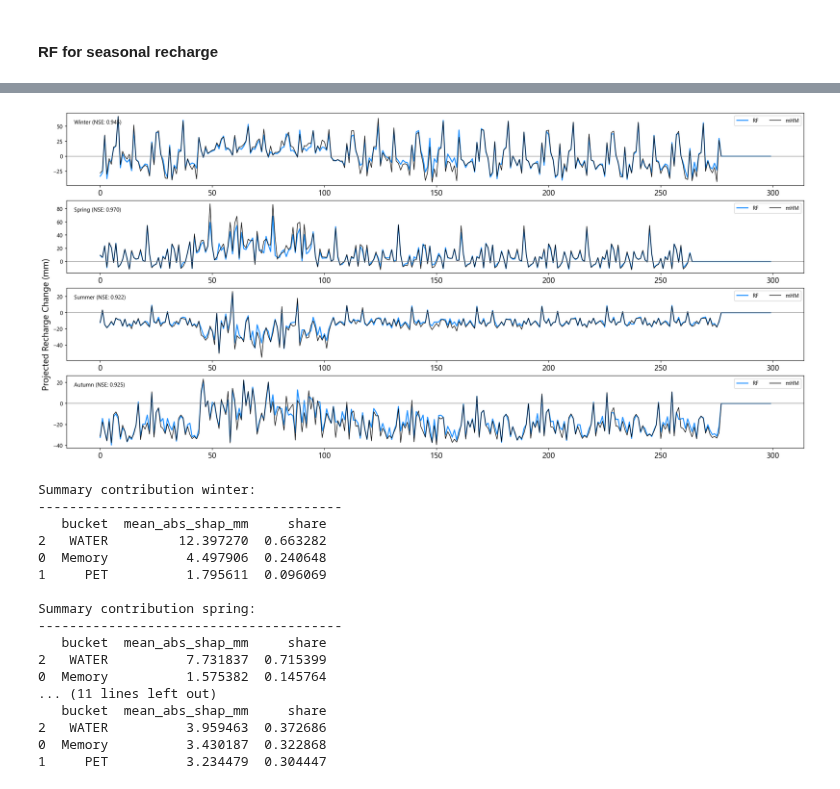
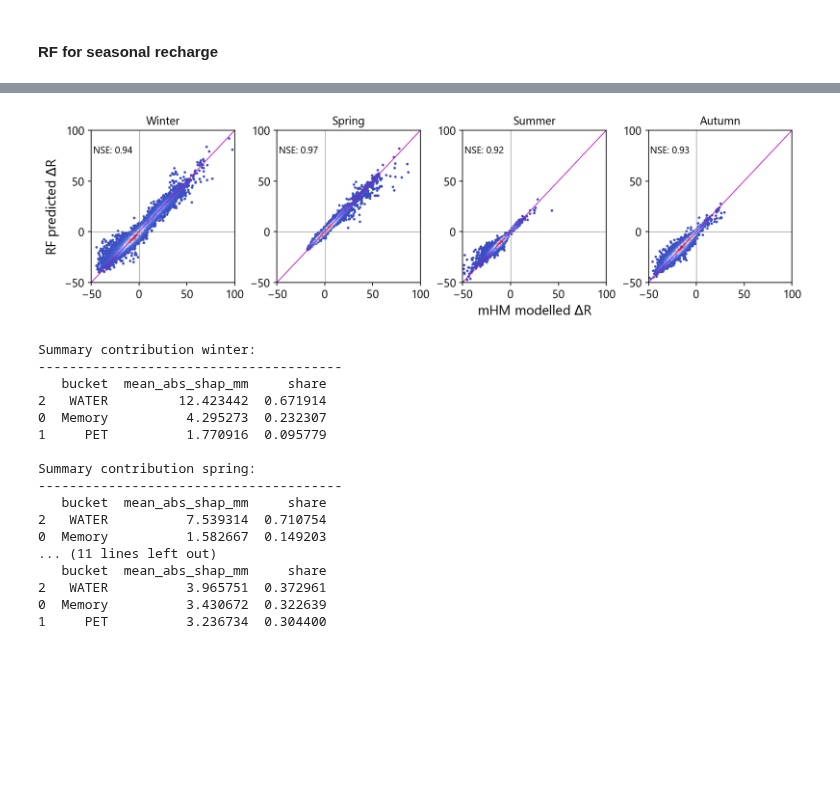
Before and after one commit to klekarkar/pre_post_process_mHM, a Jupyter notebook: recharge_attribution.ipynb, the cells around one changed output, grey strips where cells are left out. Drawn from its saved outputs; the diff is of its cells as text; code cells hidden in the pictures; blank space fills up the shorter version.

```diff
--- a/recharge_attribution.ipynb
+++ b/recharge_attribution.ipynb
@@ -425,8 +409,8 @@ def rF_emulator(df_train, df_test, region_names):
         y_test  = test_season['recharge'].values
 
         param_grid = {
-            'n_estimators': [200],
-            'max_depth': [40],
+            'n_estimators': [150],
+            'max_depth': [20],
             'min_samples_split': [3],
             'min_samples_leaf': [2],
             'max_features': ['sqrt', 'log2', None],
@@ -472,40 +456,58 @@ autumn: Best parameters: {'max_depth': 40, 'max_features': None, 'min_samples_le
 # %%
+from scipy.stats import gaussian_kde
 season_order = ['winter', 'spring', 'summer', 'autumn']
 
-fig, ax = plt.subplots(4, 1, figsize=(19, 8.7), dpi=150, constrained_layout=True)
+fig, ax = plt.subplots(1, 4, figsize=(11, 3.0), dpi=150, constrained_layout=True)
 
 for s_idx, season in enumerate(season_order):
     if season not in seasonal_emulators:
         continue
 
     results = seasonal_emulators[season]
     y_pred = results['y_pred_test']
     y_test = results['y_test']
     nse    = results['nse']
 
     ax_s = ax[s_idx]
-    ax_s.plot(y_pred[100:400], color='dodgerblue', lw=1.8, label='RF')
-    ax_s.plot(y_test[100:400], color='k', lw=1.0, label='mHM')
-    ax_s.axhline(0, color='gray', lw=0.8)
-    ax_s.text(0.01, 0.85, f"{season.capitalize()} (NSE: {nse:.3f})",
+    xy = np.vstack([y_test,y_pred])
+    z = gaussian_kde(xy)(xy)
+
+    ax_s.scatter(y_test[0:], y_pred[0:], s=2.5, c=z[0:], cmap='coolwarm')
+
+    ax_s.set_title(f"{season.capitalize()}")
+    ax_s.axvline(0, lw=0.5, c='gray')
+    ax_s.axhline(0, lw=0.5, c='gray')
+
+    ax_s.text(0.012, 0.85, f"NSE: {nse:.2f}",
               transform=ax_s.transAxes, ha='left')
-    ax_s.tick_params(axis='x', labelsize=14)
+    ax_s.tick_params(axis='both', labelsize=12)
+    ax_s.xaxis.set_major_locator(ticker.MultipleLocator(50))
+    ax_s.yaxis.set_major_locator(ticker.MultipleLocator(50))
 
-    if s_idx == 2:
-        ax_s.set_ylabel('Projected Recharge Change (mm)', fontsize=16)
+    ax_s.set_xlim(-50, 100)
+    ax_s.set_ylim(-50,100)
 
-    ax_s.legend(ncol=2, loc='upper right')
+    lims = [-50, 100]
+    ax_s.plot(lims, lims, 'm-', lw=0.8)
+
+    if s_idx == 0:
+        ax_s.set_ylabel("RF predicted $\Delta$R", fontsize=14)
+    if s_idx ==2:
+        ax_s.set_xlabel("mHM modelled $\Delta$R", fontsize=14)
+
+    # ax_s.legend(ncol=2, loc='upper right')
+    # print(y_test.mean())
 
 plt.show()
 # %% [output]
-[figure, old version]
+[figure, new version]
 # %%
 
 feature_names = ['pet', 'pre', 'wa_lag1']
 
 # How many pixels per season to use for SHAP
 N_PIXELS_SHAP = 400      # number of grid cells
-N_SHAP_ROWS_MAX = 5000   # optional extra safety cap on rows
+N_SHAP_ROWS_MAX = 1200   # optional extra safety cap on rows
 
 shap_vals_dict = {}
 seasonal_bucket_importance = {}
@@ -527,24 +529,19 @@ for season, results in seasonal_emulators.items():
         print(f"No samples for season {season}, skipping.")
         continue
 
-    # 2) Build pixel IDs from (roi, lat, lon)
-    df_season['pixel_id'] = (
-        df_season['roi'].astype(str)
-    )
-
-    unique_pixels = df_season['pixel_id'].unique()
+    unique_pixels = df_season['roi'].unique()
     if len(unique_pixels) == 0:
         print(f"No pixels for season {season}, skipping.")
         continue
 
     # 3) Sample pixels (not rows)
-    n_pix = min(N_PIXELS_SHAP, len(unique_pixels))
-    pix_sel = rng_global.choice(unique_pixels, size=n_pix, replace=False)
+    # n_pix = min(N_PIXELS_SHAP, len(unique_pixels))
+    # pix_sel = rng_global.choice(unique_pixels, size=n_pix, replace=False)
 
-    df_shap = df_season[df_season['pixel_id'].isin(pix_sel)].copy()
+    df_shap = df_season.copy()
 
     # Optional extra subsampling by rows if still huge
-    if len(df_shap) > N_SHAP_ROWS_MAX:
+    if len(df_season) > N_SHAP_ROWS_MAX:
         idx_rows = rng_global.choice(len(df_shap), size=N_SHAP_ROWS_MAX, replace=False)
         df_shap = df_shap.iloc[idx_rows]
 
@@ -600,17 +597,17 @@ for season, results in seasonal_emulators.items():
 Summary contribution winter:
 ---------------------------------------
    bucket  mean_abs_shap_mm     share
-2   WATER         12.397270  0.663282
-0  Memory          4.497906  0.240648
-1     PET          1.795611  0.096069
+2   WATER         12.423442  0.671914
+0  Memory          4.295273  0.232307
+1     PET          1.770916  0.095779
 
 Summary contribution spring:
 ---------------------------------------
    bucket  mean_abs_shap_mm     share
-2   WATER          7.731837  0.715399
-0  Memory          1.575382  0.145764
+2   WATER          7.539314  0.710754
+0  Memory          1.582667  0.149203
 ... (11 lines left out)
    bucket  mean_abs_shap_mm     share
-2   WATER          3.959463  0.372686
-0  Memory          3.430187  0.322868
-1     PET          3.234479  0.304447
+2   WATER          3.965751  0.372961
+0  Memory          3.430672  0.322639
+1     PET          3.236734  0.304400
```
Also changed, not shown: parts of 7 cells of this notebook, 1 other file.
